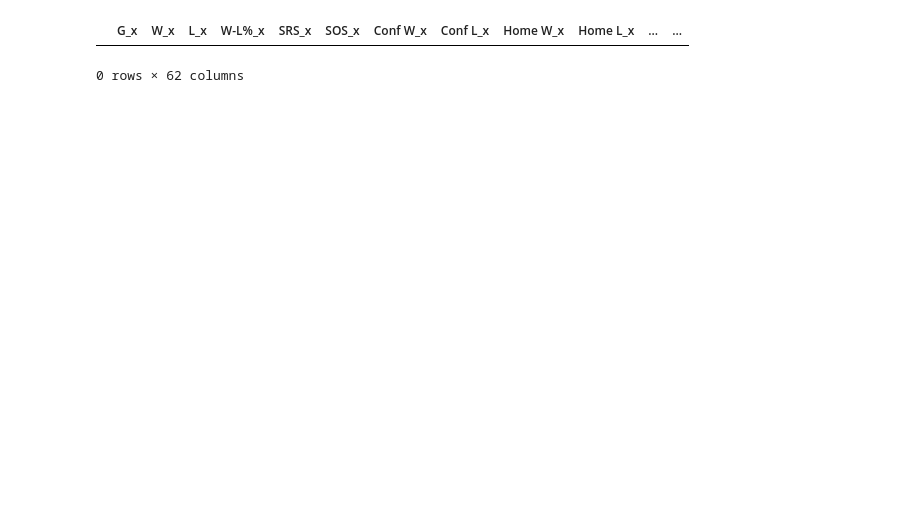
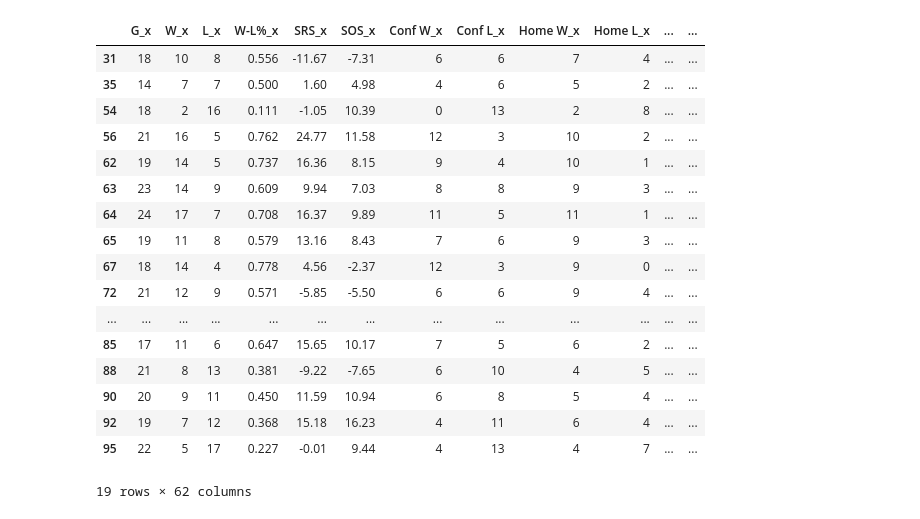
Before and after one commit to pkr5025/College-Basketball-Predictions, a Jupyter notebook: 2020_2021_season/Initial Predictions.ipynb, the cells around one changed output. Cells and saved outputs as stored; diff of their text form; code cells hidden in the pictures; blank space fills up the shorter version.

```diff
--- a/2020_2021_season/Initial Predictions.ipynb
+++ b/2020_2021_season/Initial Predictions.ipynb
@@ -91,14 +91,30 @@ print(cross_val_score(reg3, X, Y, cv=5))
 # %%
 #get game to predict.  Gonzaga vs Northwestern state
-month, day, year = 2, 13, 2021
+month, day, year = 2, 23, 2021
 date = pd.to_datetime(str(year)+"-"+str(month)+"-"+str(day))
 games = Schedule_and_stats_unplayed[Schedule_and_stats_unplayed["Date"]==date]
 teams = games[["visitor_neutral", "home_neutral"]]
 games = games.drop(["Date","visitor_neutral","home_neutral","School_x","School_y","PTS","PTS.1"], axis=1)
 games
 # %% [output]
 |  | G_x | W_x | L_x | W-L%_x | SRS_x | SOS_x | Conf W_x | Conf L_x | Home W_x | Home L_x | ... | ... |
+| 31 | 18 | 10 | 8 | 0.556 | -11.67 | -7.31 | 6 | 6 | 7 | 4 | ... | ... |
+| 35 | 14 | 7 | 7 | 0.500 | 1.60 | 4.98 | 4 | 6 | 5 | 2 | ... | ... |
+| 54 | 18 | 2 | 16 | 0.111 | -1.05 | 10.39 | 0 | 13 | 2 | 8 | ... | ... |
+| 56 | 21 | 16 | 5 | 0.762 | 24.77 | 11.58 | 12 | 3 | 10 | 2 | ... | ... |
+| 62 | 19 | 14 | 5 | 0.737 | 16.36 | 8.15 | 9 | 4 | 10 | 1 | ... | ... |
+| 63 | 23 | 14 | 9 | 0.609 | 9.94 | 7.03 | 8 | 8 | 9 | 3 | ... | ... |
+| 64 | 24 | 17 | 7 | 0.708 | 16.37 | 9.89 | 11 | 5 | 11 | 1 | ... | ... |
+| 65 | 19 | 11 | 8 | 0.579 | 13.16 | 8.43 | 7 | 6 | 9 | 3 | ... | ... |
+| 67 | 18 | 14 | 4 | 0.778 | 4.56 | -2.37 | 12 | 3 | 9 | 0 | ... | ... |
+| 72 | 21 | 12 | 9 | 0.571 | -5.85 | -5.50 | 6 | 6 | 9 | 4 | ... | ... |
+| ... | ... | ... | ... | ... | ... | ... | ... | ... | ... | ... | ... | ... |
+| 85 | 17 | 11 | 6 | 0.647 | 15.65 | 10.17 | 7 | 5 | 6 | 2 | ... | ... |
+| 88 | 21 | 8 | 13 | 0.381 | -9.22 | -7.65 | 6 | 10 | 4 | 5 | ... | ... |
+| 90 | 20 | 9 | 11 | 0.450 | 11.59 | 10.94 | 6 | 8 | 5 | 4 | ... | ... |
+| 92 | 19 | 7 | 12 | 0.368 | 15.18 | 16.23 | 4 | 11 | 6 | 4 | ... | ... |
+| 95 | 22 | 5 | 17 | 0.227 | -0.01 | 9.44 | 4 | 13 | 4 | 7 | ... | ... |
-0 rows × 62 columns
+19 rows × 62 columns
 # %%
 with pd.option_context('display.max_columns', None):
   display(Schedule_and_stats_unplayed.head(2))
```
Also changed, not shown: parts of 12 cells of this notebook, 1 other file.
